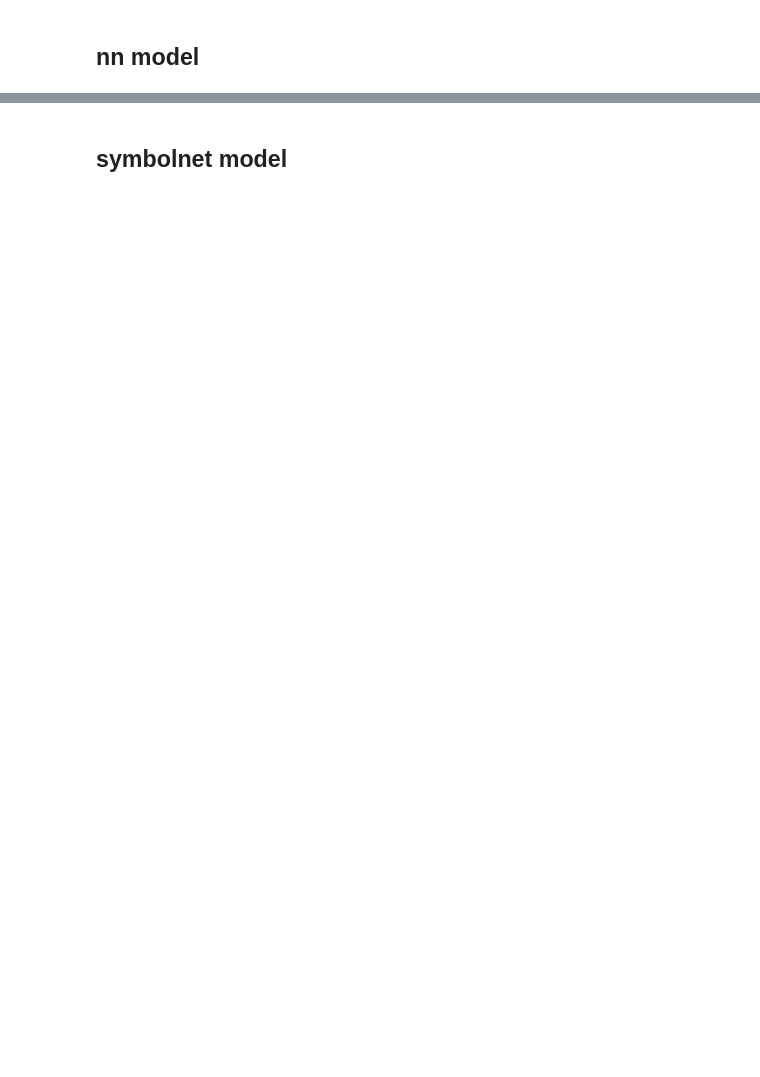
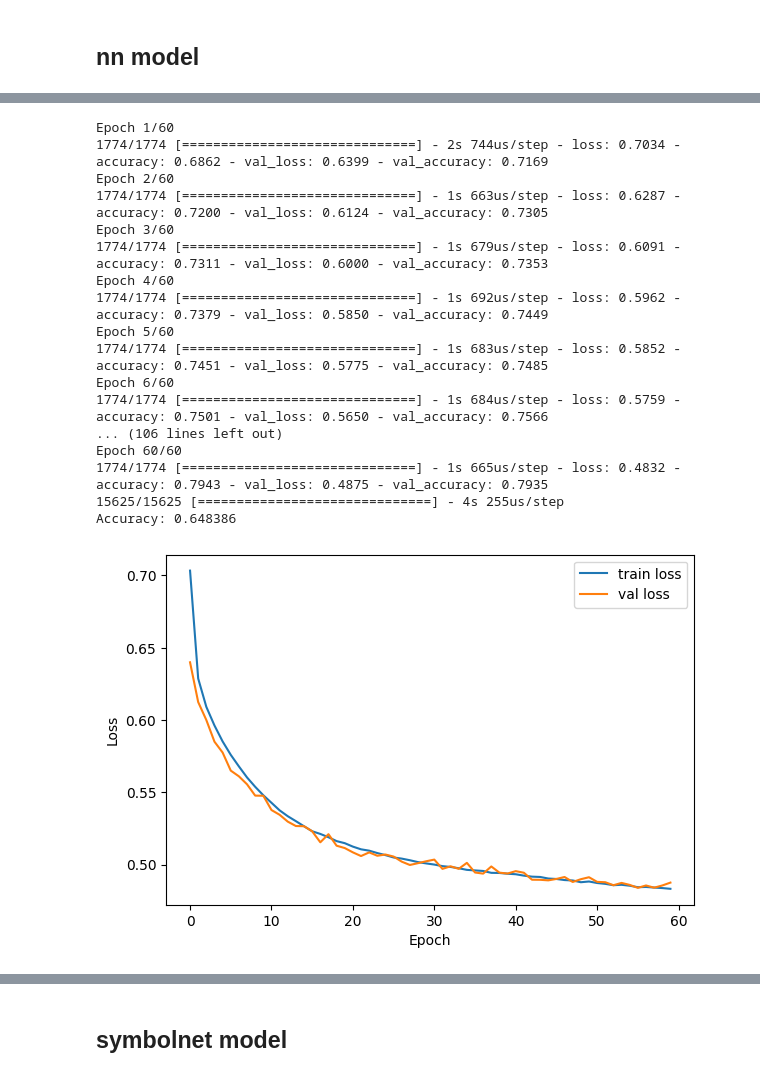
Before and after one commit to hftsoi/smart-pixels, a Jupyter notebook: smart_pixels.ipynb, the cells around one changed output, grey strips where cells are left out. Saved outputs shown, nothing was run; the diff lists cells and outputs as text; code cells hidden in the pictures; blank space fills up the shorter version.

```diff
--- a/smart_pixels.ipynb
+++ b/smart_pixels.ipynb
@@ -87,34 +115,53 @@ model.summary()
 # %%
 history = model.fit(X_train, Y_train,
                     validation_data = (X_val, Y_val),
-                    epochs=50, batch_size=128)
+                    epochs=60, batch_size=128)
 
 plt.figure(figsize = (15,10))
 axes = plt.subplot(2, 2, 1)
 axes.plot(history.history['loss'], label = 'train loss')
 axes.plot(history.history['val_loss'], label = 'val loss')
 axes.legend(loc = "upper right")
 axes.set_xlabel('Epoch')
 axes.set_ylabel('Loss')
 
 
 Y_nn_pred = model.predict(X_test)
 print("Accuracy: {}".format(accuracy_score(np.argmax(Y_test, axis=1), np.argmax(Y_nn_pred, axis=1))))
 
 
 def plot_roc(y_test, y_pred, labels):
     for x, label in enumerate(labels):
         fpr, tpr, _ = roc_curve(y_test[:, x], y_pred[:, x])
         plt.plot(fpr, tpr, label='{0}, {1:.1f}'.format(label, auc(fpr, tpr)*100.), linestyle='-')
     #plt.semilogy()
     #plt.semilogx()
     plt.ylabel("Signal Efficiency")
     plt.xlabel("Background Efficiency")
     #plt.ylim(0.00001, 1)
     #plt.xlim(0.00001, 1)
     plt.grid(True)
     plt.legend(loc='best', fontsize=10)
 
 plt.figure(figsize=(4, 4))
 plot_roc(Y_test, Y_nn_pred, ['Low pT (pos)','Low pT (neg)','High pT'])
 #plot_roc(Y_test, Y_nn_pred, [' '])
+# %% [output]
+Epoch 1/60
+1774/1774 [==============================] - 2s 744us/step - loss: 0.7034 - accuracy: 0.6862 - val_loss: 0.6399 - val_accuracy: 0.7169
+Epoch 2/60
+1774/1774 [==============================] - 1s 663us/step - loss: 0.6287 - accuracy: 0.7200 - val_loss: 0.6124 - val_accuracy: 0.7305
+Epoch 3/60
+1774/1774 [==============================] - 1s 679us/step - loss: 0.6091 - accuracy: 0.7311 - val_loss: 0.6000 - val_accuracy: 0.7353
+Epoch 4/60
+1774/1774 [==============================] - 1s 692us/step - loss: 0.5962 - accuracy: 0.7379 - val_loss: 0.5850 - val_accuracy: 0.7449
+Epoch 5/60
+1774/1774 [==============================] - 1s 683us/step - loss: 0.5852 - accuracy: 0.7451 - val_loss: 0.5775 - val_accuracy: 0.7485
+Epoch 6/60
+1774/1774 [==============================] - 1s 684us/step - loss: 0.5759 - accuracy: 0.7501 - val_loss: 0.5650 - val_accuracy: 0.7566
+... (106 lines left out)
+Epoch 60/60
+1774/1774 [==============================] - 1s 665us/step - loss: 0.4832 - accuracy: 0.7943 - val_loss: 0.4875 - val_accuracy: 0.7935
+15625/15625 [==============================] - 4s 255us/step
+Accuracy: 0.648386
+[figure, added]
```
Also changed, not shown: parts of 7 cells of this notebook.
